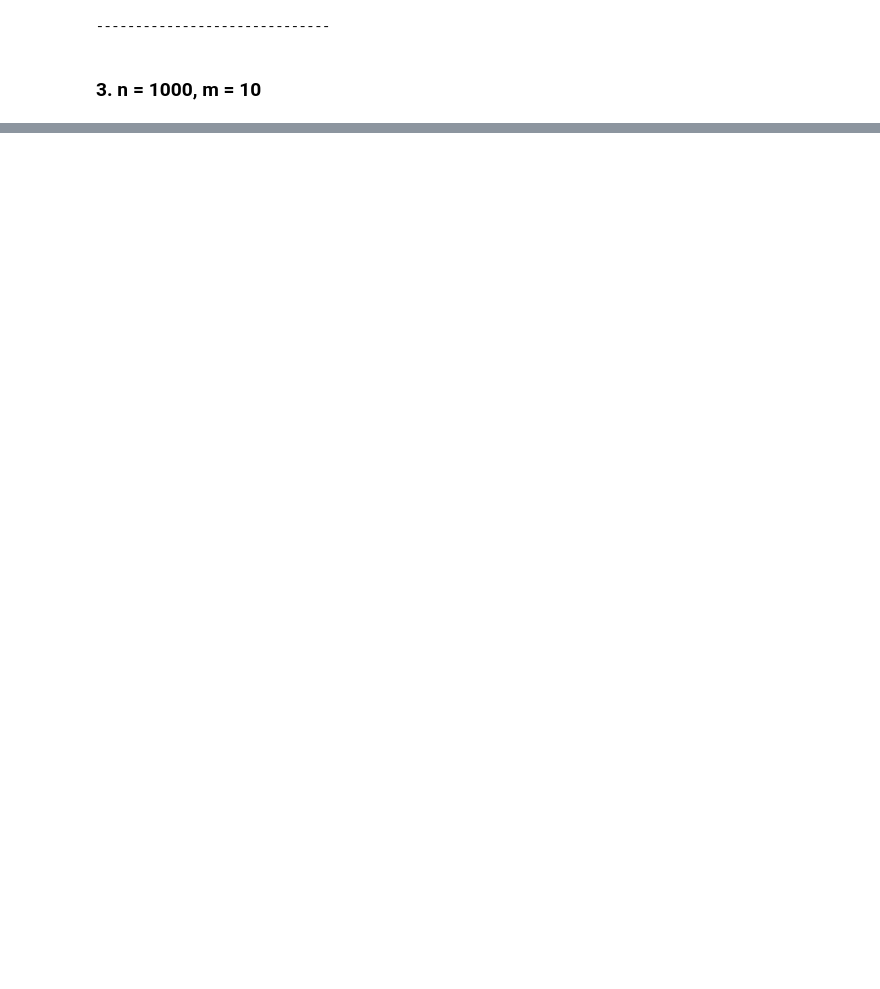
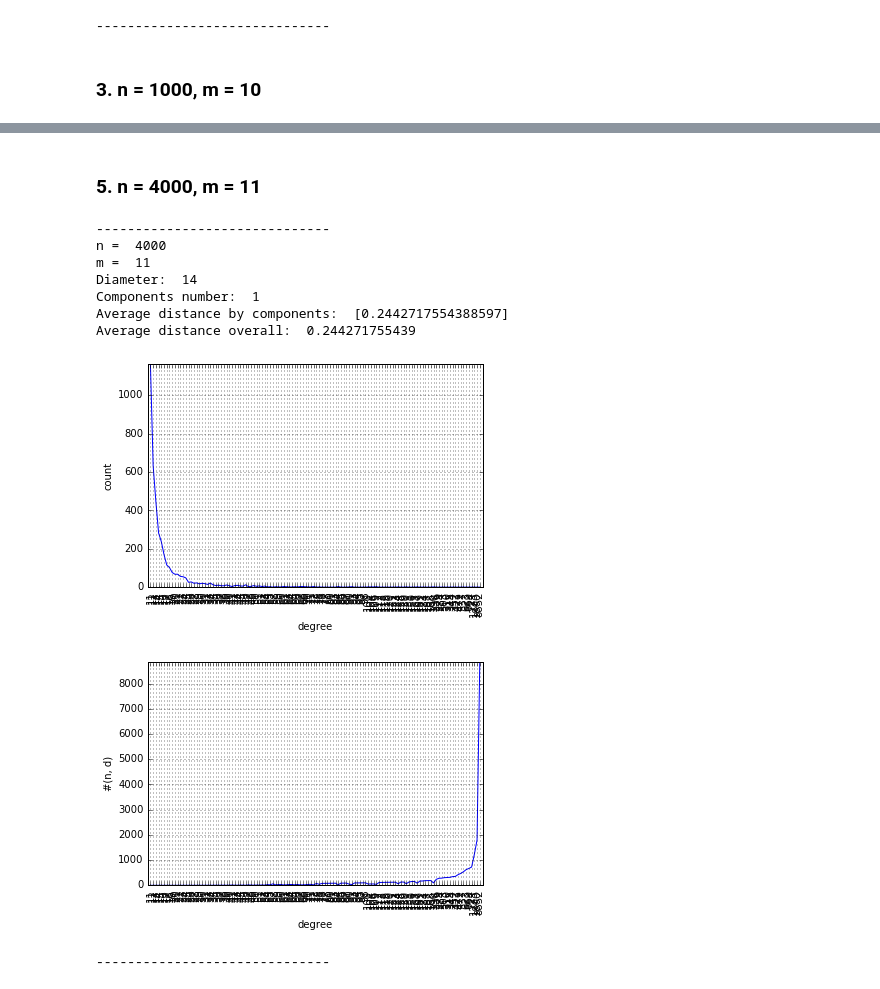
Before and after one commit to aliaksei-kasiyanik/web-graph-lab, a Jupyter notebook: notebook/web-graph-lab.ipynb, the cells around one changed output, grey strips where cells are left out. Drawn from its saved outputs; the diff is of its cells as text; code cells hidden in the pictures; blank space fills up the shorter version.

```diff
--- a/notebook/web-graph-lab.ipynb
+++ b/notebook/web-graph-lab.ipynb
@@ -311,0 +357,17 @@ calculate_parameters(G1, n, m)
+# %% [markdown]
+### 5. n = 4000, m = 11
+# %%
+n, m = 4000, 11
+G1 = bollobash_riordan_model(n, m)
+calculate_parameters(G1, n, m)
+# %% [output]
+------------------------------
+n =  4000
+m =  11
+Diameter:  14
+Components number:  1
+Average distance by components:  [0.2442717554388597]
+Average distance overall:  0.244271755439
+[figure, added]
+[figure, added]
+------------------------------
```
Also changed, not shown: parts of 19 cells of this notebook.
